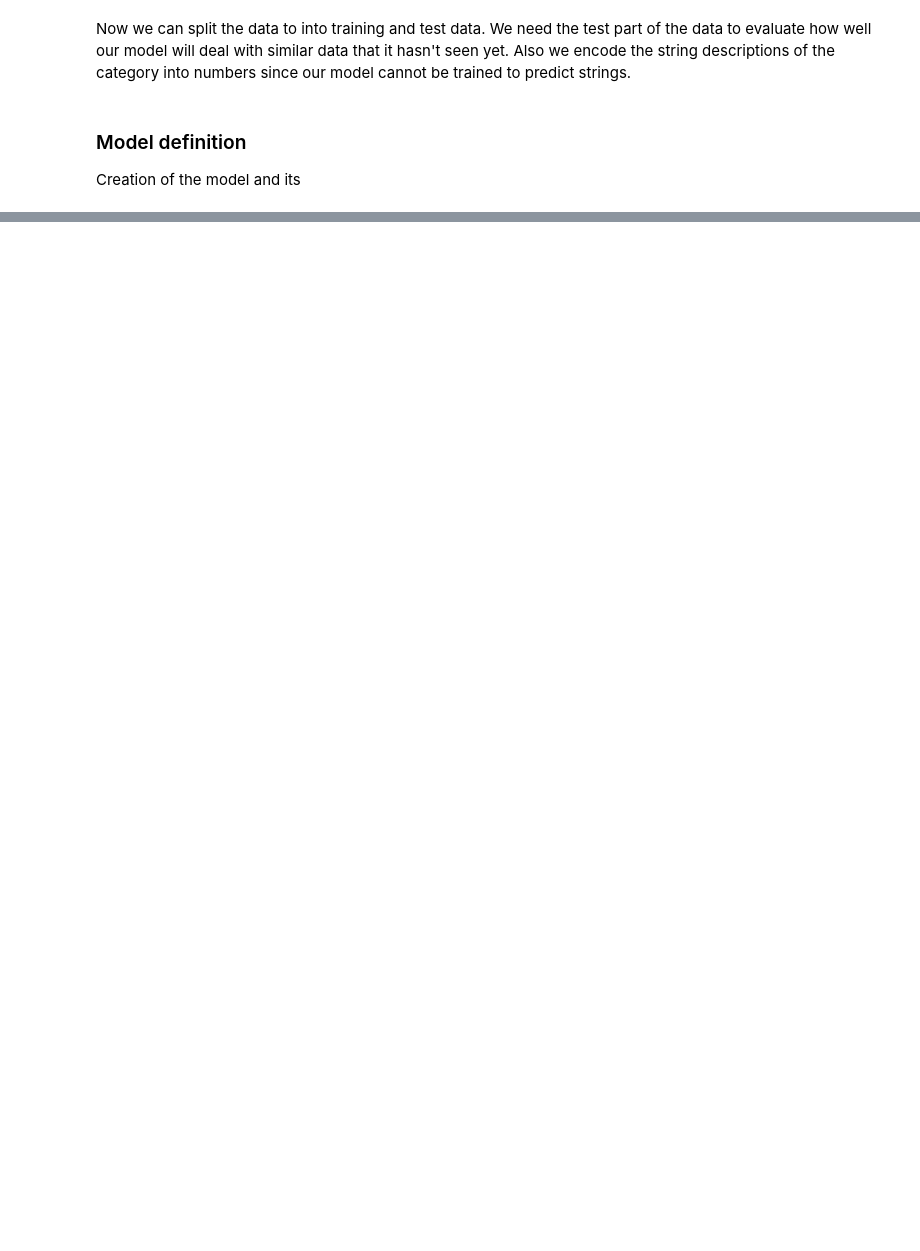
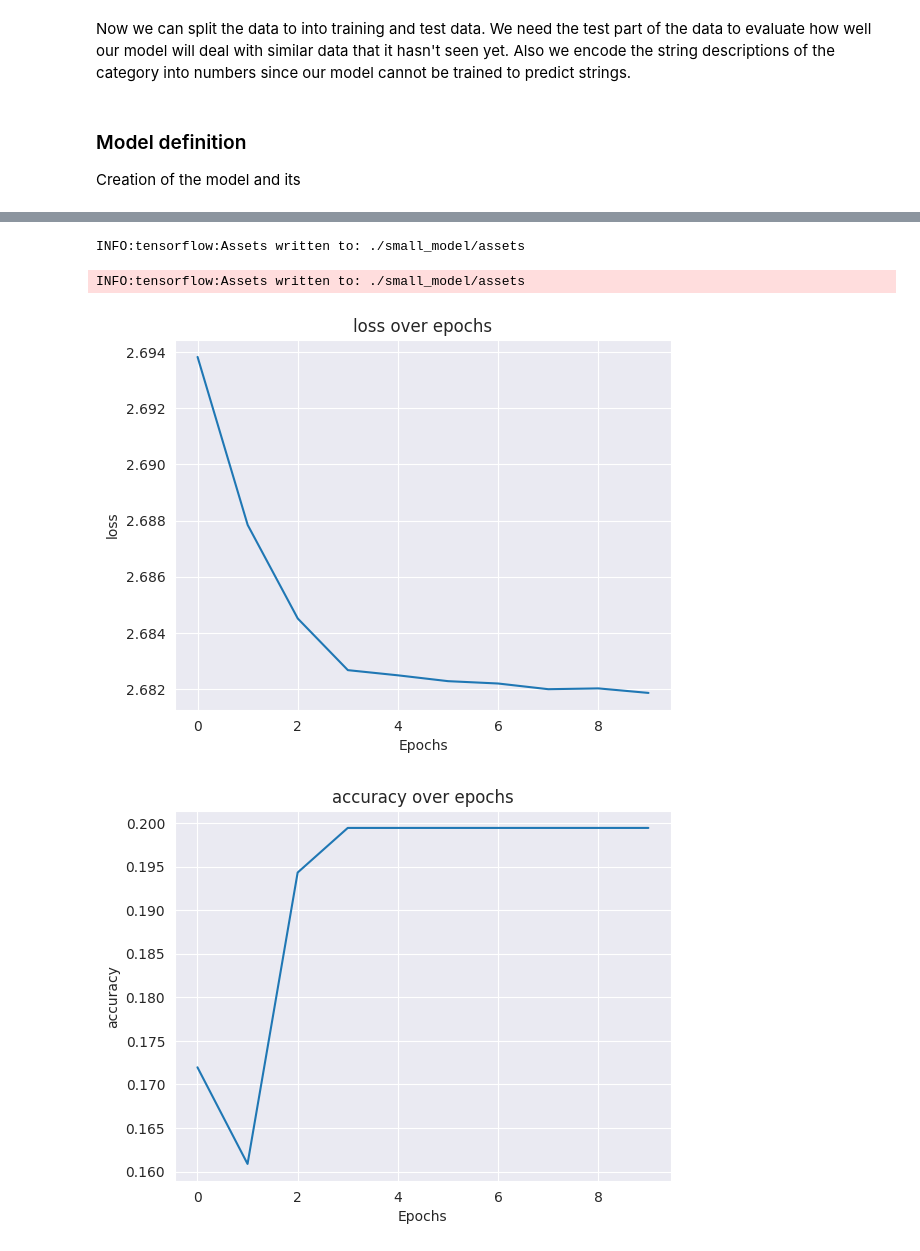
Before and after one commit to GeroVanMi/san-francisco-crime, a Jupyter notebook: src/mainreport.ipynb, the cells around one changed output, grey strips where cells are left out. Cells and saved outputs as stored; diff of their text form; code cells hidden in the pictures; blank space fills up the shorter version.

```diff
--- a/src/mainreport.ipynb
+++ b/src/mainreport.ipynb
@@ -143,11 +190,8 @@ E.g. with data_fraction = 2, you would work with only half of the data, therefor
 # %%
-data_fraction = 20
-drop_indices = np.random.choice(x_clean.index, int(len(x_clean) / data_fraction), replace=False)
+drop_data_fraction = 0
+drop_indices = np.random.choice(x_clean.index, int(len(x_clean) * drop_data_fraction), replace=False)
 x_clean = x_clean.drop(drop_indices)
 y_clean = y_clean.drop(drop_indices)
-# %%
-# TODO: Deal with the Address. Maybe we can use it in a useful manner
-x_clean.drop(['Address'], inplace=True, axis=1)
 # %% [markdown]
 Now we can split the data to into training and test data. We need the test part of the data to evaluate how well our model will deal with similar data that it hasn't seen yet.
 Also we encode the string descriptions of the category into numbers since our model cannot be trained to predict strings.
@@ -162,32 +206,38 @@ x_train, x_test, y_train, y_test = train_test_split(x_clean, y_clean)
 Creation of the model and its
 # %%
 model = Sequential(name='san_francisco_sequential')
-model.add(Input(shape=x_train.shape[1]))
 
-# First hidden layer
-model.add(Dense(2560, activation='relu'))
-model.add(BatchNormalization())
-model.add(Dropout(0.2))
+x_train_np = x_train.to_numpy()
+x_train_np.reshape(x_train_np.shape[0], x_train_np.shape[1], 1)
 
-# Second hidden layer
-model.add(Dense(780, activation='relu'))
-model.add(BatchNormalization())
-model.add(Dropout(0.2))
+print(x_train_np[0])
+
+model.add(Conv1D(filters=32, kernel_size=2, activation='relu', padding='same', input_shape=(32, 1)))
+model.add(MaxPooling1D())
+model.add(Flatten())
+
+amount_of_hidden_layers = 15
+
+for layer_index in range(amount_of_hidden_layers):
+    model.add(Dense(300, activation='relu'))
+    model.add(Dropout(0.2))
 
 # Output Layer for 39 categories
-model.add(Dense(39, activation='softmax'))
+model.add(Dense(39, activation='softplus'))
 
-model.compile(loss="sparse_categorical_crossentropy", optimizer="sgd", metrics=["accuracy"])
+model.compile(loss="sparse_categorical_crossentropy", optimizer="adam", metrics=["accuracy"])
 
 history = model.fit(
-    x_train,
+    x_train_np,
     y_train,
-    batch_size=16,
+    batch_size=30,
     epochs=10,
     validation_split=.1
 )
 
 model.save('./small_model')
+
+highest_val_accuracy = max(history.history['val_accuracy'])
 
 for j in list(history.history.keys()):
     plt.plot(history.history[j])
@@ -196,5 +246,8 @@ for j in list(history.history.keys()):
     plt.xlabel('Epochs')
     plt.show()
 
-print(model.evaluate(x_test, y_test))
+evaluation = model.evaluate(x_test, y_test)
+print(f"Highest accuracy: {highest_val_accuracy}")
+print(f"Loss: {evaluation[0]}")
+print(f"Accuracy: {evaluation[1]}")
 # %% [output]
@@ -201,0 +272,4 @@ Epoch 1/10
+INFO:tensorflow:Assets written to: ./small_model/assets
+INFO:tensorflow:Assets written to: ./small_model/assets
+[figure, added]
+[figure, added]
```
Also changed, not shown: parts of 17 cells of this notebook, 2 other files.
